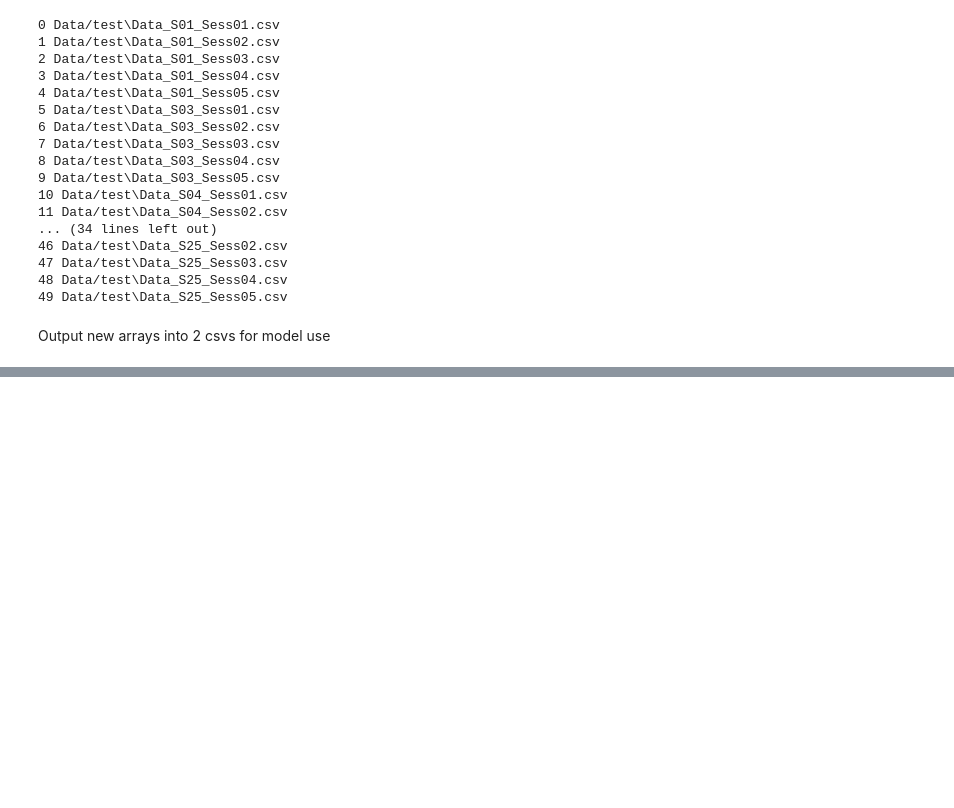
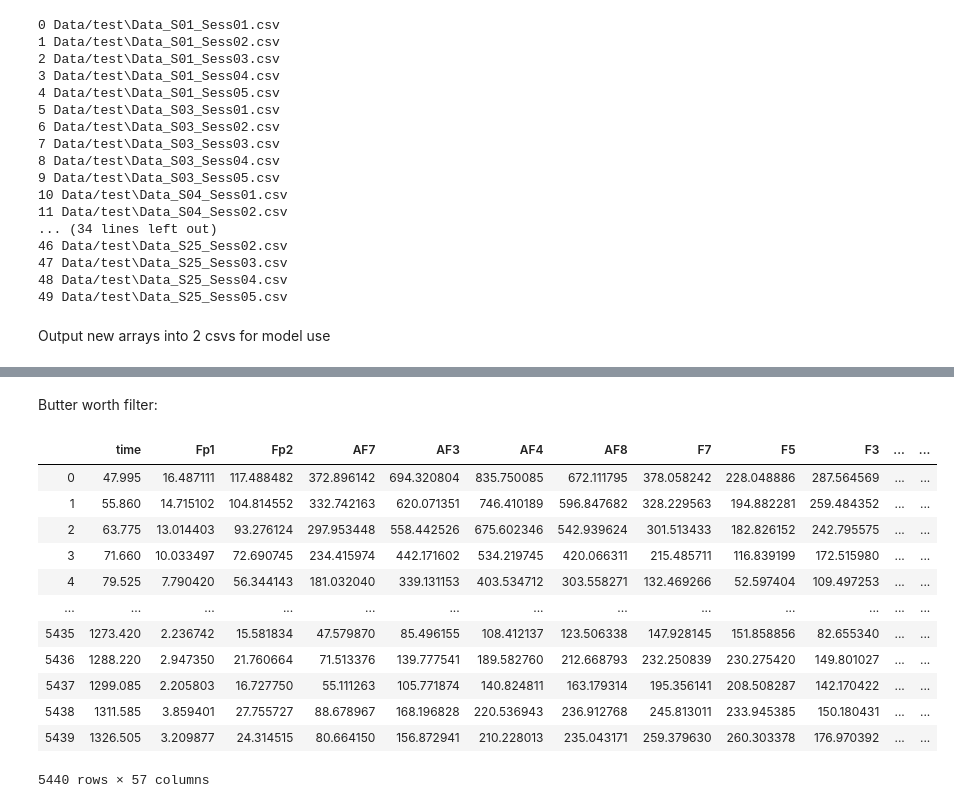
Before and after one commit to ellaelu/BCI-NERChallenge, a Jupyter notebook: preprocess.ipynb, the cells around one changed output, grey strips where cells are left out. Drawn from its saved outputs; the diff is of its cells as text; code cells hidden in the pictures; blank space fills up the shorter version.

Commit message:
- Added butterworth filter

```diff
--- a/preprocess.ipynb
+++ b/preprocess.ipynb
@@ -114,0 +133,39 @@ train_df.to_csv('Data/train_df.csv')
+# %% [markdown]
+Butter worth filter:
+# %%
+train_df = pd.read_csv('Data/train_df.csv')
+test_df = pd.read_csv('Data/test_df.csv')
+# %%
+def butter_filter(order, low_pass, high_pass, fs,sig):
+    nyq = 0.5 * fs
+    lp = low_pass / nyq
+    hp = high_pass / nyq
+    sos = signal.butter(order, [lp, hp], btype='band', output = 'sos')
+    return signal.sosfilt(sos, sig)
+# %%
+sig = np.array(train)
+EEG = sig[:,1:-1]
+# %%
+order = 5
+low_pass = 1
+high_pass = 40
+fs = 200
+filtered = butter_filter(order, low_pass, high_pass, fs, EEG)
+# %%
+df_filt = pd.DataFrame(filtered, columns = cols[1:-1])
+df_filt.insert(0, column='time', value=train_df.Time)
+df_filt
+# %% [output]
+|  | time | Fp1 | Fp2 | AF7 | AF3 | AF4 | AF8 | F7 | F5 | F3 | ... | ... |
+| 0 | 47.995 | 16.487111 | 117.488482 | 372.896142 | 694.320804 | 835.750085 | 672.111795 | 378.058242 | 228.048886 | 287.564569 | ... | ... |
+| 1 | 55.860 | 14.715102 | 104.814552 | 332.742163 | 620.071351 | 746.410189 | 596.847682 | 328.229563 | 194.882281 | 259.484352 | ... | ... |
+| 2 | 63.775 | 13.014403 | 93.276124 | 297.953448 | 558.442526 | 675.602346 | 542.939624 | 301.513433 | 182.826152 | 242.795575 | ... | ... |
+| 3 | 71.660 | 10.033497 | 72.690745 | 234.415974 | 442.171602 | 534.219745 | 420.066311 | 215.485711 | 116.839199 | 172.515980 | ... | ... |
+| 4 | 79.525 | 7.790420 | 56.344143 | 181.032040 | 339.131153 | 403.534712 | 303.558271 | 132.469266 | 52.597404 | 109.497253 | ... | ... |
+| ... | ... | ... | ... | ... | ... | ... | ... | ... | ... | ... | ... | ... |
+| 5435 | 1273.420 | 2.236742 | 15.581834 | 47.579870 | 85.496155 | 108.412137 | 123.506338 | 147.928145 | 151.858856 | 82.655340 | ... | ... |
+| 5436 | 1288.220 | 2.947350 | 21.760664 | 71.513376 | 139.777541 | 189.582760 | 212.668793 | 232.250839 | 230.275420 | 149.801027 | ... | ... |
+| 5437 | 1299.085 | 2.205803 | 16.727750 | 55.111263 | 105.771874 | 140.824811 | 163.179314 | 195.356141 | 208.508287 | 142.170422 | ... | ... |
+| 5438 | 1311.585 | 3.859401 | 27.755727 | 88.678967 | 168.196828 | 220.536943 | 236.912768 | 245.813011 | 233.945385 | 150.180431 | ... | ... |
+| 5439 | 1326.505 | 3.209877 | 24.314515 | 80.664150 | 156.872941 | 210.228013 | 235.043171 | 259.379630 | 260.303378 | 176.970392 | ... | ... |
+5440 rows × 57 columns
```
Also changed, not shown: parts of 5 cells of this notebook.
